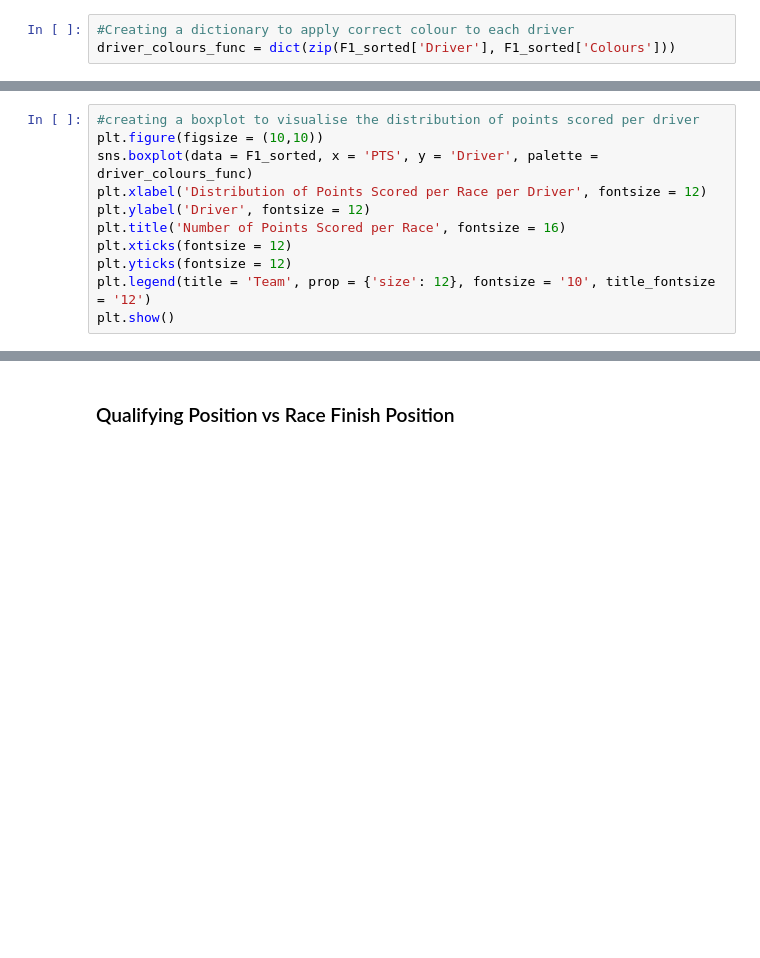
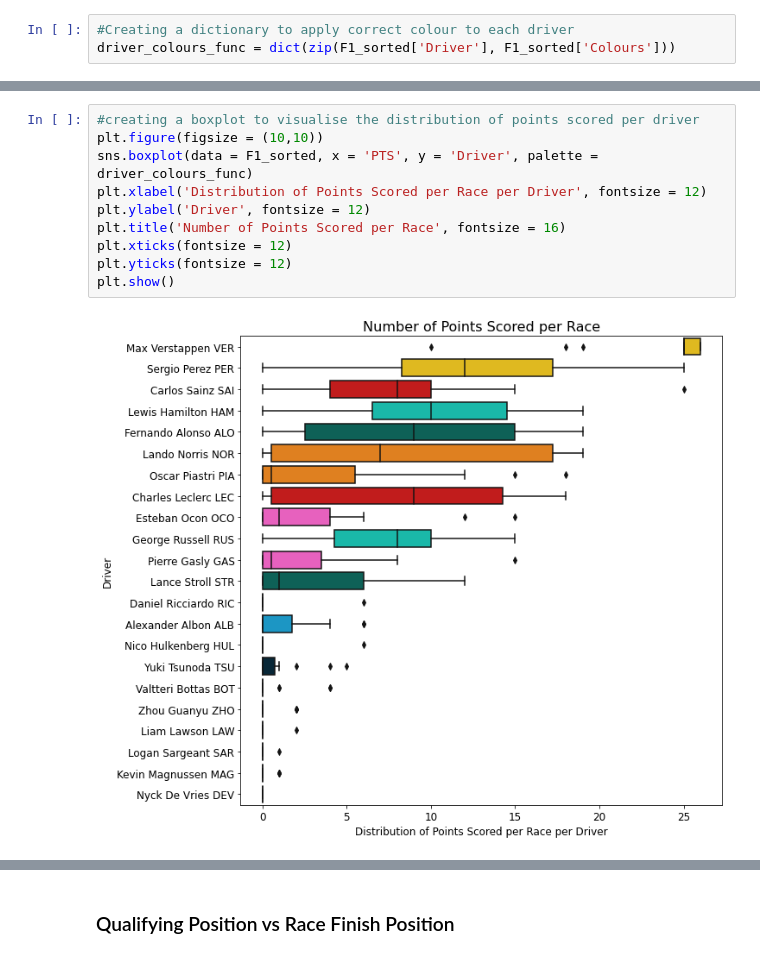
Before and after one commit to Wiktoria-Okla/BEE2041_EmpiricalProject, a Jupyter notebook: source code/blog.ipynb, the cells around one changed output, grey strips where cells are left out. Drawn from its saved outputs; the diff is of its cells as text; blank space fills up the shorter version.

```diff
--- a/source code/blog.ipynb
+++ b/source code/blog.ipynb
@@ -494,14 +616,15 @@ driver_colours_func = dict(zip(F1_sorted['Driver'], F1_sorted['Colours']))
 # %%
 #creating a boxplot to visualise the distribution of points scored per driver
 plt.figure(figsize = (10,10))
 sns.boxplot(data = F1_sorted, x = 'PTS', y = 'Driver', palette = driver_colours_func)
 plt.xlabel('Distribution of Points Scored per Race per Driver', fontsize = 12)
 plt.ylabel('Driver', fontsize = 12)
 plt.title('Number of Points Scored per Race', fontsize = 16)
 plt.xticks(fontsize = 12)
 plt.yticks(fontsize = 12)
-plt.legend(title = 'Team', prop = {'size': 12}, fontsize = '10', title_fontsize = '12')
 plt.show()
+# %% [output]
+[figure, added]
 # %%
 #creating a heatmap of driver race finishing positions
 plt.figure(figsize = (10,10))
```
Also changed, not shown: parts of 27 cells of this notebook.
